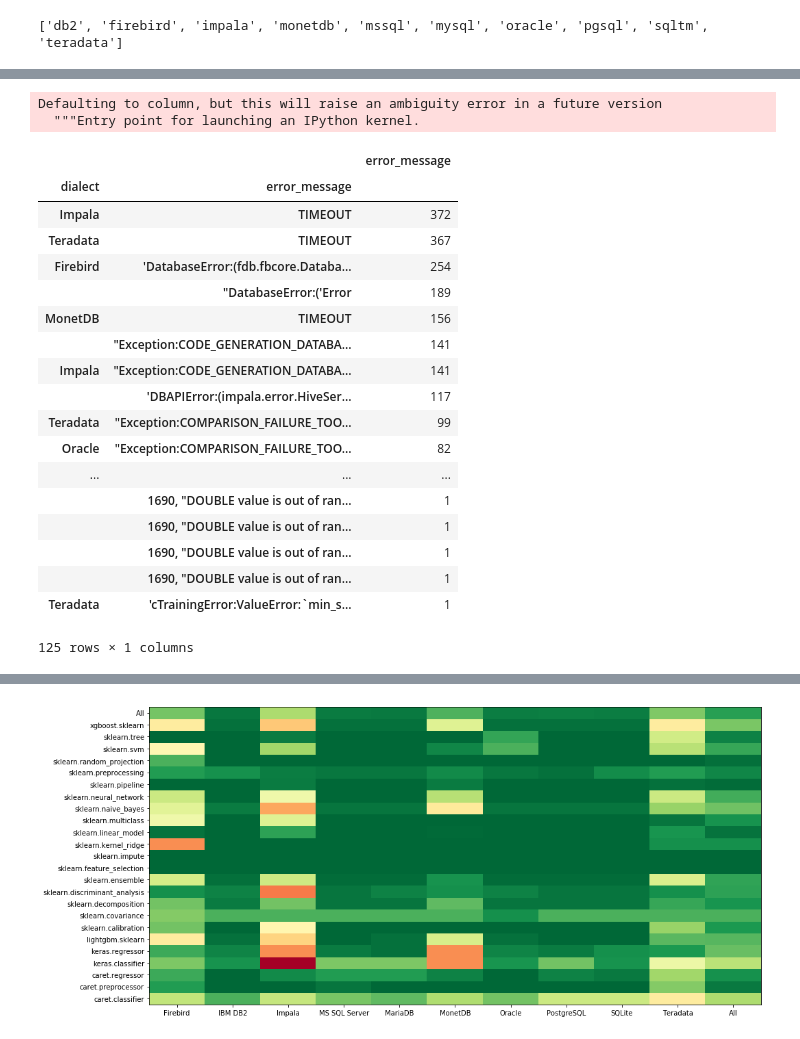
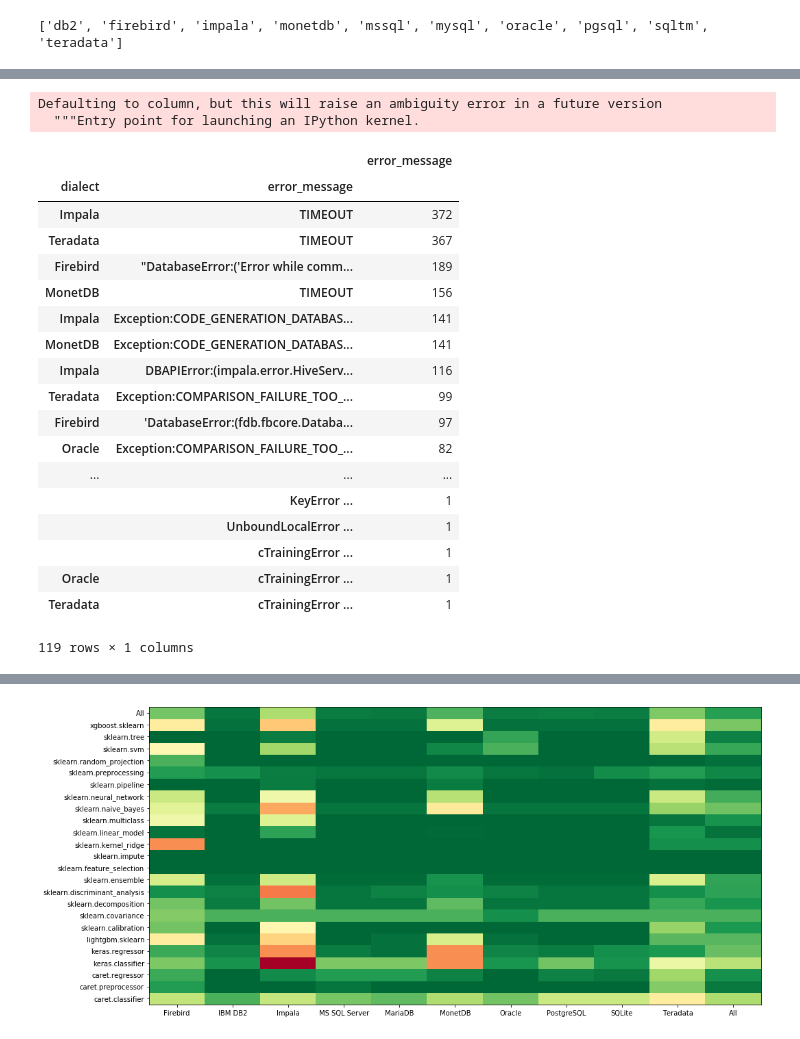
Before and after one commit to mllite/sklearn2sql_heroku, a Jupyter notebook: Quality/extensive_tests-debrief.ipynb, the cells around one changed output, grey strips where cells are left out. Saved outputs shown, nothing was run; the diff lists cells and outputs as text; code cells hidden in the pictures.

Commit message:
Updated this quality report
Correcetd the SQL error messages parsing.

```diff
--- a/Quality/extensive_tests-debrief.ipynb
+++ b/Quality/extensive_tests-debrief.ipynb
@@ -242,7 +251,7 @@ for dialect in dialects:
             # print("df3.shape", dialect, m, ds, df3.shape, df3.columns)
             if(df3.shape[0] == 0):
                 # print("MISSING_DATA" , [dialect , m , ds])
-                missing_rows = missing_rows + [[m , ds, dialect , 'no_dsn' , 'failure' , 'TIMEOUT' , None, get_category(m)]]
+                missing_rows = missing_rows + [[m , ds, dialect , 'no_dsn' , 'failure' , 'TIMEOUT' , None, 'TIMEOUT', get_category(m)]]
                 lMissing = lMissing + 1
         if(lMissing >= (len(datasets) // 2)):
             print("MODEL_DATASETS_MISSING" , dialect, m, len(datasets) , lMissing)
@@ -308,26 +317,27 @@ df_errors = df_errors[indices]
 # %%
 msg_by_estim_and_dsn = pd.DataFrame(df_errors.groupby(['dialect'])['error_message'].value_counts())
 # %%
-msg_by_estim_and_dsn.sort_values(by='error_message' , ascending=False)
+df4 = msg_by_estim_and_dsn.sort_values(by='error_message' , ascending=False)
+df4.head(df4.shape[0])
 # %% [output]
 Defaulting to column, but this will raise an ambiguity error in a future version
   """Entry point for launching an IPython kernel.
 |  |  | error_message |
 | dialect | error_message |  |
 | Impala | TIMEOUT | 372 |
 | Teradata | TIMEOUT | 367 |
-| Firebird | 'DatabaseError:(fdb.fbcore.Databa... | 254 |
-|  | "DatabaseError:('Error | 189 |
+| Firebird | "DatabaseError:('Error while comm... | 189 |
 | MonetDB | TIMEOUT | 156 |
-|  | "Exception:CODE_GENERATION_DATABA... | 141 |
-| Impala | "Exception:CODE_GENERATION_DATABA... | 141 |
-|  | 'DBAPIError:(impala.error.HiveSer... | 117 |
-| Teradata | "Exception:COMPARISON_FAILURE_TOO... | 99 |
-| Oracle | "Exception:COMPARISON_FAILURE_TOO... | 82 |
+| Impala | Exception:CODE_GENERATION_DATABAS... | 141 |
+| MonetDB | Exception:CODE_GENERATION_DATABAS... | 141 |
+| Impala | DBAPIError:(impala.error.HiveServ... | 116 |
+| Teradata | Exception:COMPARISON_FAILURE_TOO_... | 99 |
+| Firebird | 'DatabaseError:(fdb.fbcore.Databa... | 97 |
+| Oracle | Exception:COMPARISON_FAILURE_TOO_... | 82 |
 | ... | ... | ... |
-|  | 1690, "DOUBLE value is out of ran... | 1 |
-|  | 1690, "DOUBLE value is out of ran... | 1 |
-|  | 1690, "DOUBLE value is out of ran... | 1 |
-|  | 1690, "DOUBLE value is out of ran... | 1 |
-| Teradata | 'cTrainingError:ValueError:`min_s... | 1 |
+|  | KeyError ... | 1 |
+|  | UnboundLocalError ... | 1 |
+|  | cTrainingError ... | 1 |
+| Oracle | cTrainingError ... | 1 |
+| Teradata | cTrainingError ... | 1 |
-125 rows × 1 columns
+119 rows × 1 columns
```
Also changed, not shown: parts of 19 cells of this notebook, 1 other file.
